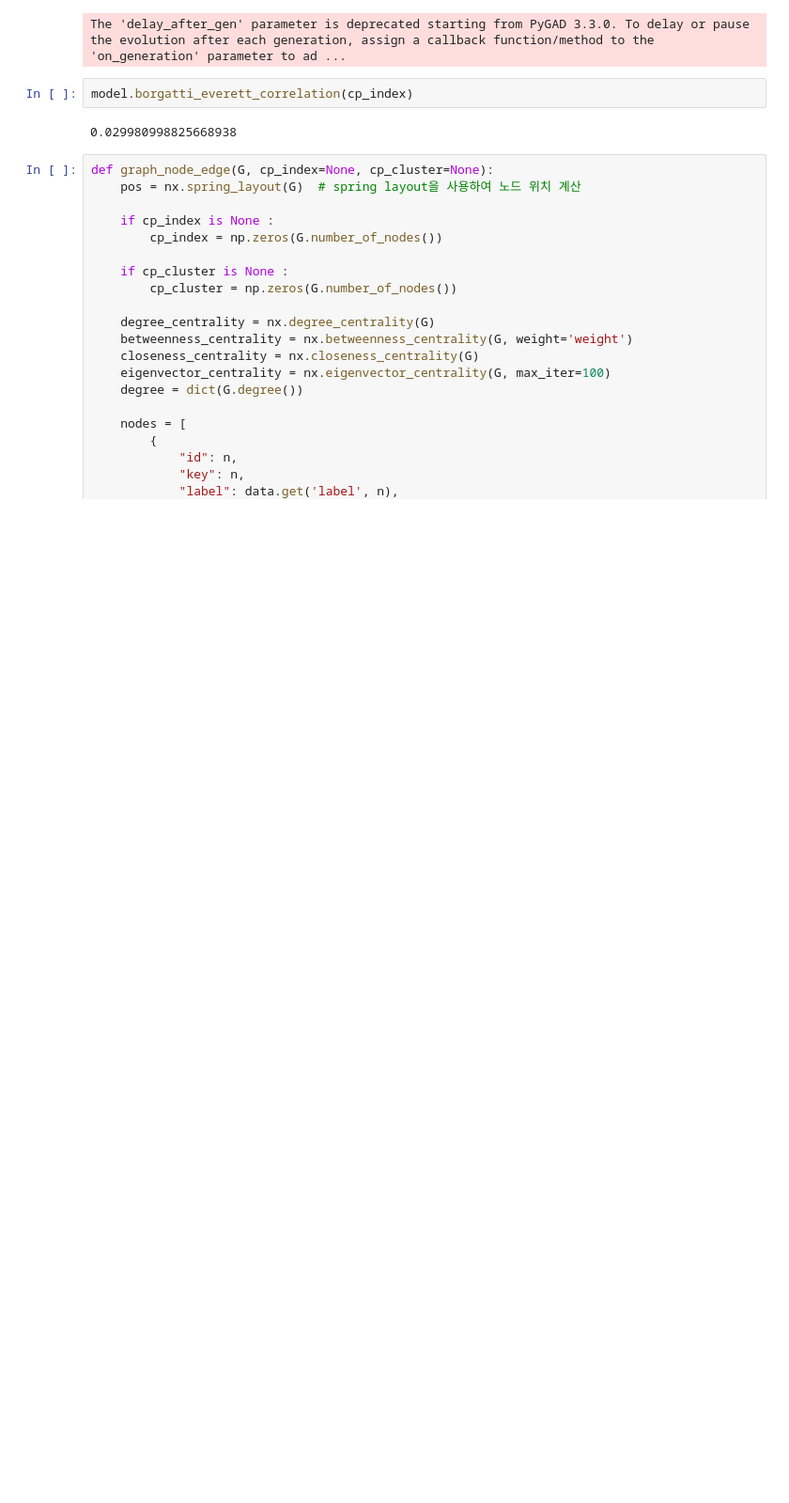
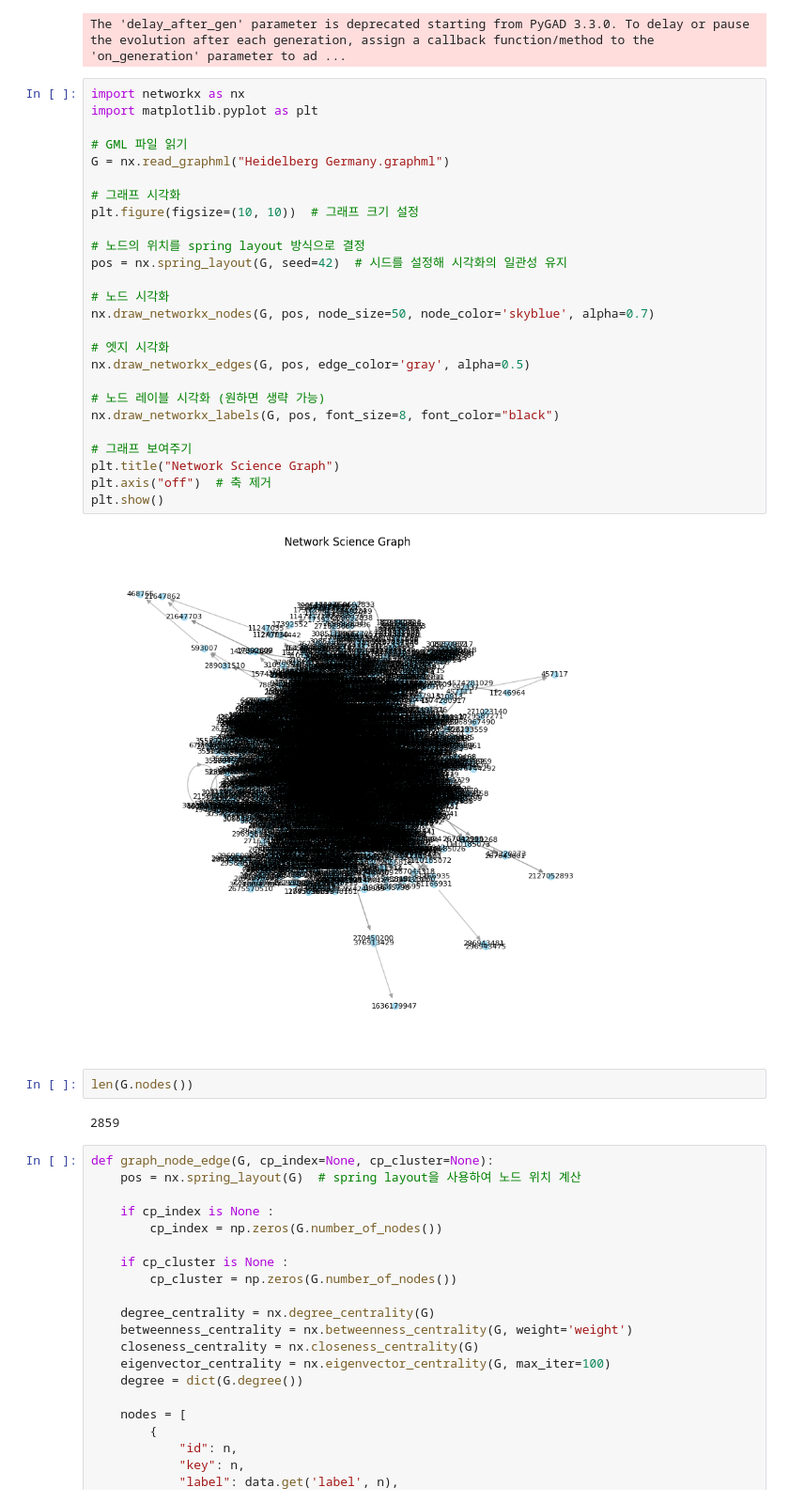
Before and after one commit to vibalab/cp_explainer, a Jupyter notebook: backend/else.ipynb, the cells around one changed output. Shown at 94% size. Cells and saved outputs as stored; diff of their text form; blank space fills up the shorter version.

```diff
--- a/backend/else.ipynb
+++ b/backend/else.ipynb
@@ -168,10 +168,38 @@ def graph_adjacency(G, cp_index):
         json.dump(adj_info, json_file, indent=4)
 # %% [output]
 The 'delay_after_gen' parameter is deprecated starting from PyGAD 3.3.0. To delay or pause the evolution after each generation, assign a callback function/method to the 'on_generation' parameter to ad ...
-# %%
-model.borgatti_everett_correlation(cp_index)
-# %% [output]
-0.029980998825668938
+# %%
+import networkx as nx
+import matplotlib.pyplot as plt
+
+# GML 파일 읽기
+G = nx.read_graphml("Heidelberg Germany.graphml")
+
+# 그래프 시각화
+plt.figure(figsize=(10, 10))  # 그래프 크기 설정
+
+# 노드의 위치를 spring layout 방식으로 결정
+pos = nx.spring_layout(G, seed=42)  # 시드를 설정해 시각화의 일관성 유지
+
+# 노드 시각화
+nx.draw_networkx_nodes(G, pos, node_size=50, node_color='skyblue', alpha=0.7)
+
+# 엣지 시각화
+nx.draw_networkx_edges(G, pos, edge_color='gray', alpha=0.5)
+
+# 노드 레이블 시각화 (원하면 생략 가능)
+nx.draw_networkx_labels(G, pos, font_size=8, font_color="black")
+
+# 그래프 보여주기
+plt.title("Network Science Graph")
+plt.axis("off")  # 축 제거
+plt.show()
+# %% [output]
+[figure, added]
+# %%
+len(G.nodes())
+# %% [output]
+2859
 # %%
 def graph_node_edge(G, cp_index=None, cp_cluster=None):
     pos = nx.spring_layout(G)  # spring layout을 사용하여 노드 위치 계산
```
Also changed, not shown: 43 other files.
